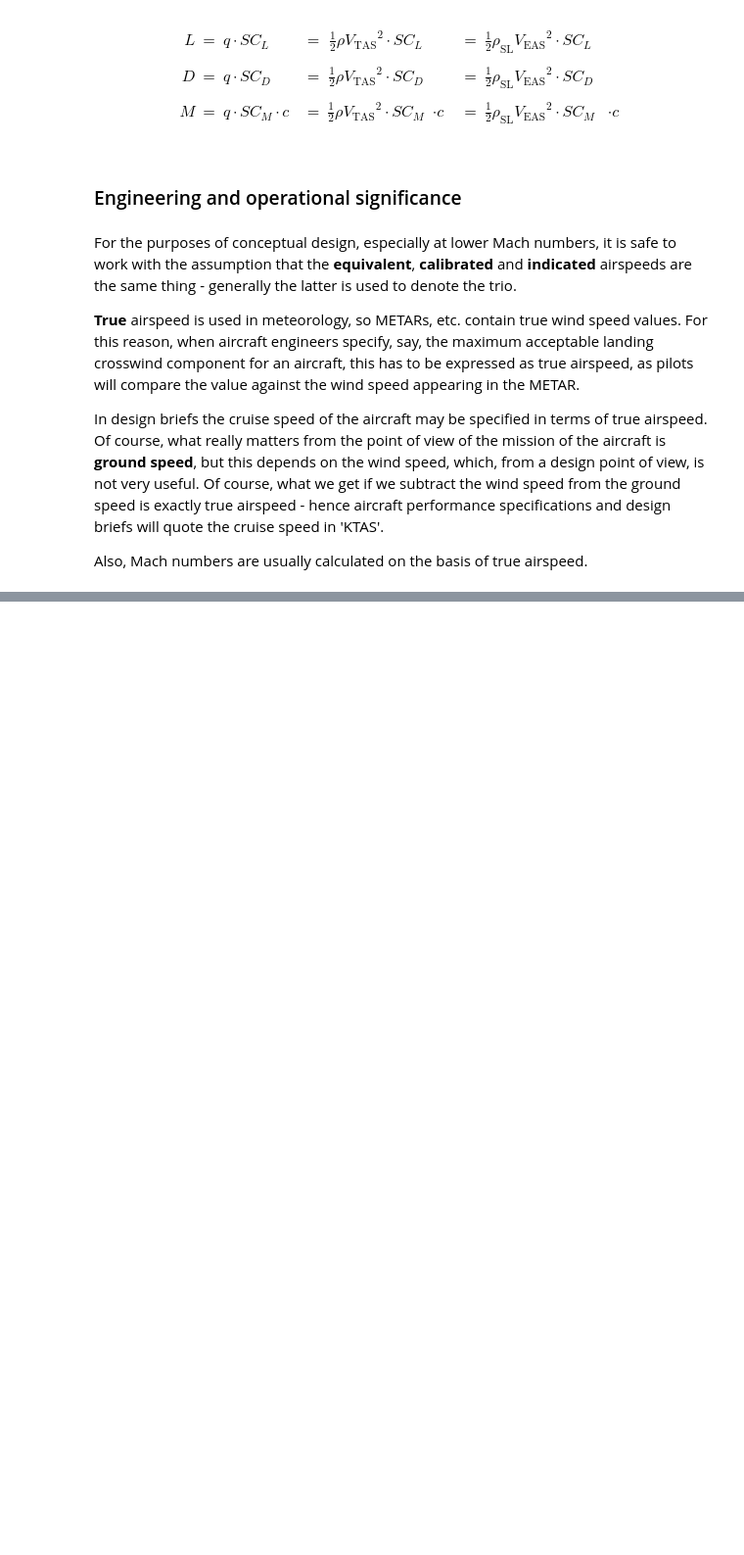
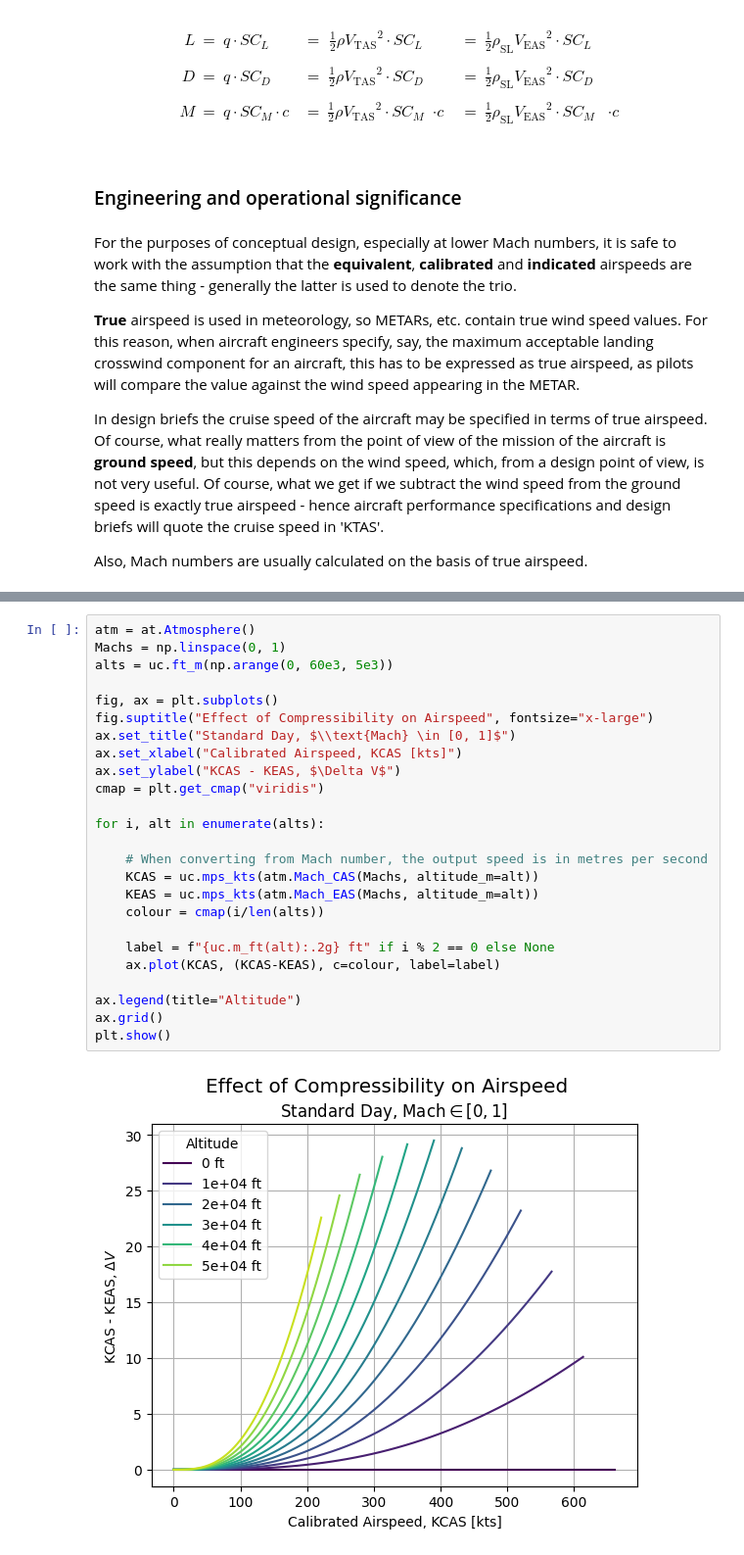
Before and after one commit to yaseen157/ADRpy, a Jupyter notebook: docs/ADRpy/notebooks/Understanding Airspeeds.ipynb, the cells around one changed output, grey strips where cells are left out. Shown at 98% size. Saved outputs shown, nothing was run; the diff lists cells and outputs as text; blank space fills up the shorter version.

Commit message:
Re-introduce some helpful airspeed charts

```diff
--- a/docs/ADRpy/notebooks/Understanding Airspeeds.ipynb
+++ b/docs/ADRpy/notebooks/Understanding Airspeeds.ipynb
@@ -322,0 +330,27 @@ Also, Mach numbers are usually calculated on the basis of true airspeed.
+# %%
+atm = at.Atmosphere()
+Machs = np.linspace(0, 1)
+alts = uc.ft_m(np.arange(0, 60e3, 5e3))
+
+fig, ax = plt.subplots()
+fig.suptitle("Effect of Compressibility on Airspeed", fontsize="x-large")
+ax.set_title("Standard Day, $\\text{Mach} \in [0, 1]$")
+ax.set_xlabel("Calibrated Airspeed, KCAS [kts]")
+ax.set_ylabel("KCAS - KEAS, $\Delta V$")
+cmap = plt.get_cmap("viridis")
+
+for i, alt in enumerate(alts):
+
+    # When converting from Mach number, the output speed is in metres per second
+    KCAS = uc.mps_kts(atm.Mach_CAS(Machs, altitude_m=alt))
+    KEAS = uc.mps_kts(atm.Mach_EAS(Machs, altitude_m=alt))
+    colour = cmap(i/len(alts))
+
+    label = f"{uc.m_ft(alt):.2g} ft" if i % 2 == 0 else None
+    ax.plot(KCAS, (KCAS-KEAS), c=colour, label=label)
+
+ax.legend(title="Altitude")
+ax.grid()
+plt.show()
+# %% [output]
+[figure, added]
```
Also changed, not shown: parts of 6 cells of this notebook.
